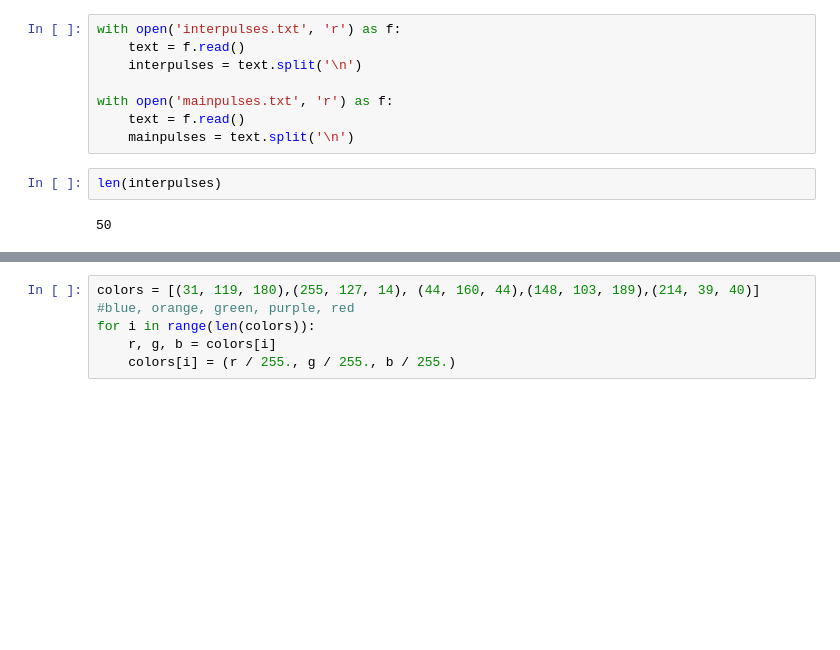
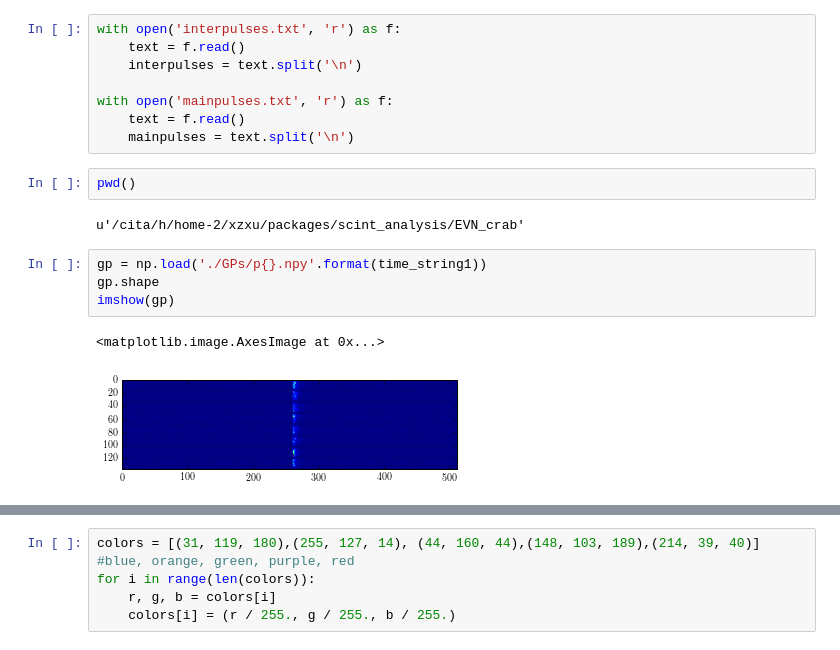
Before and after one commit to xiaozhengxu/scint_analysis, a Jupyter notebook: EVN_crab/Get Corde's plot.ipynb, the cells around one changed output, grey strips where cells are left out. Saved outputs shown, nothing was run; the diff lists cells and outputs as text; blank space fills up the shorter version.

```diff
--- a/EVN_crab/Get Corde's plot.ipynb
+++ b/EVN_crab/Get Corde's plot.ipynb
@@ -25,10 +25,17 @@ with open('interpulses.txt', 'r') as f:
 with open('mainpulses.txt', 'r') as f:
     text = f.read()
     mainpulses = text.split('\n')
-# %%
-len(interpulses)
-# %% [output]
-50
+# %%
+pwd()
+# %% [output]
+u'/cita/h/home-2/xzxu/packages/scint_analysis/EVN_crab'
+# %%
+gp = np.load('./GPs/p{}.npy'.format(time_string1))
+gp.shape
+imshow(gp)
+# %% [output]
+<matplotlib.image.AxesImage at 0x...>
+[figure, added]
 # %%
 def get_SN(outputsumfreq):
     noise_std = np.std(outputsumfreq[:5])
```
Also changed, not shown: parts of 3 cells of this notebook, 1 other file.
